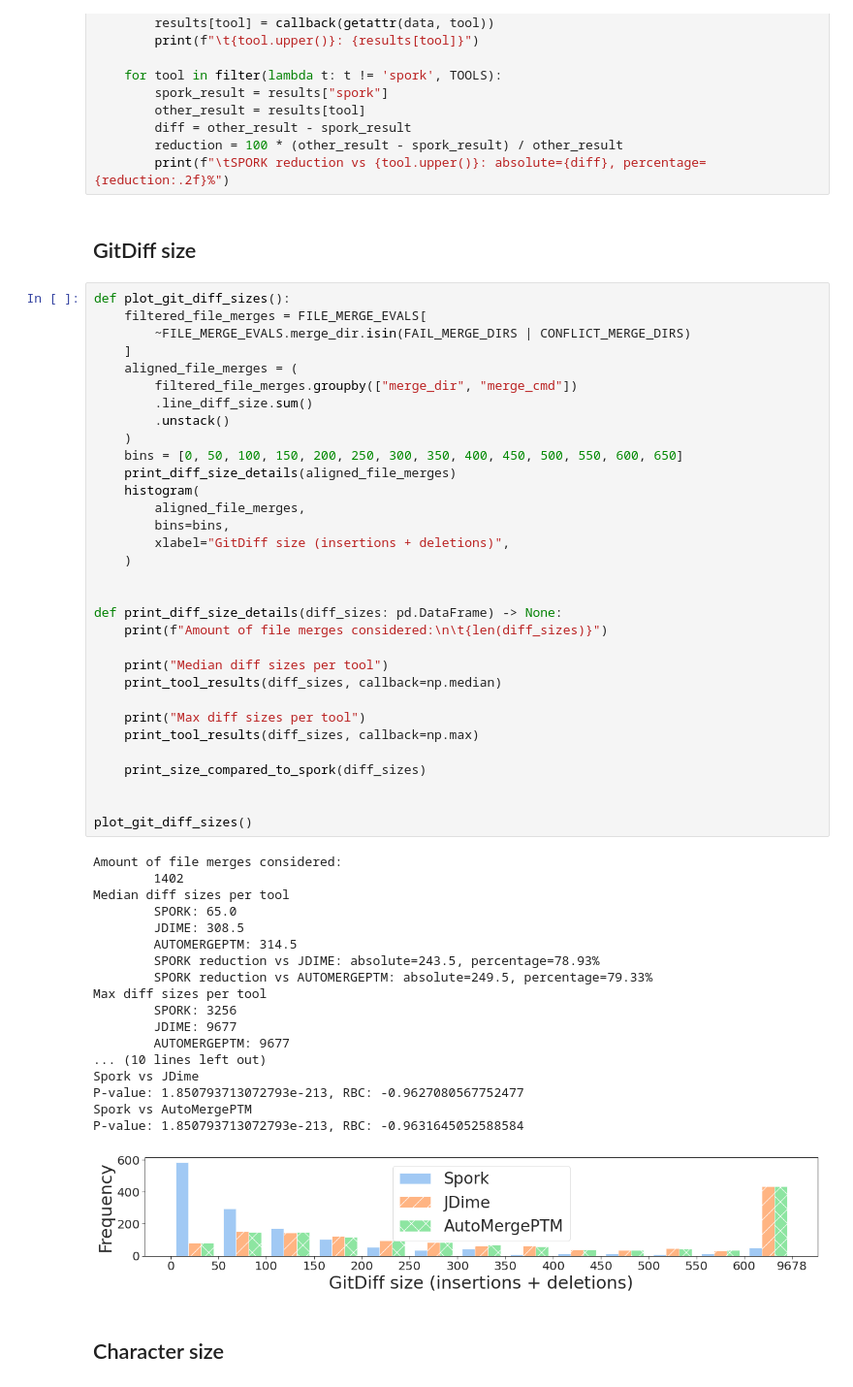
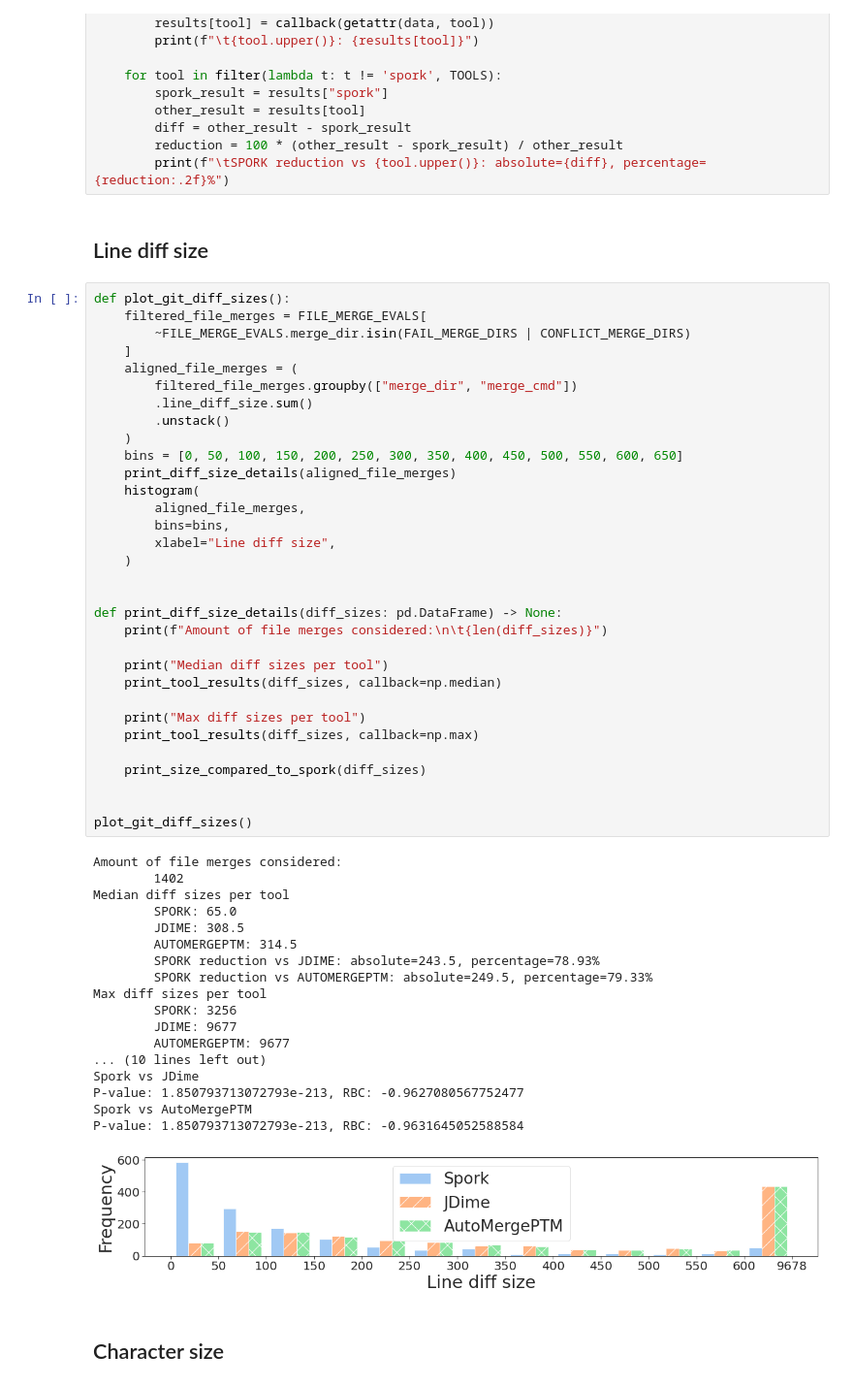
Before and after one commit to slarse/spork-experiments, a Jupyter notebook: analysis.ipynb, the cells around one changed output. Shown at 97% size. Cells and saved outputs as stored; diff of their text form.

Commit message:
Rename GitDiff to line diff

```diff
--- a/analysis.ipynb
+++ b/analysis.ipynb
@@ -173,7 +173,7 @@ def print_tool_results(data: pd.DataFrame, callback) -> None:
         reduction = 100 * (other_result - spork_result) / other_result
         print(f"\tSPORK reduction vs {tool.upper()}: absolute={diff}, percentage={reduction:.2f}%")
 # %% [markdown]
-## GitDiff size
+## Line diff size
 # %%
 def plot_git_diff_sizes():
     filtered_file_merges = FILE_MERGE_EVALS[
@@ -189,7 +189,7 @@ def plot_git_diff_sizes():
     histogram(
         aligned_file_merges,
         bins=bins,
-        xlabel="GitDiff size (insertions + deletions)",
+        xlabel="Line diff size",
     )
 
 
@@ -197,34 +197,34 @@ def print_diff_size_details(diff_sizes: pd.DataFrame) -> None:
     print(f"Amount of file merges considered:\n\t{len(diff_sizes)}")
 
     print("Median diff sizes per tool")
     print_tool_results(diff_sizes, callback=np.median)
 
     print("Max diff sizes per tool")
     print_tool_results(diff_sizes, callback=np.max)
 
     print_size_compared_to_spork(diff_sizes)
 
 
 plot_git_diff_sizes()
 # %% [output]
 Amount of file merges considered:
         1402
 Median diff sizes per tool
         SPORK: 65.0
         JDIME: 308.5
         AUTOMERGEPTM: 314.5
         SPORK reduction vs JDIME: absolute=243.5, percentage=78.93%
         SPORK reduction vs AUTOMERGEPTM: absolute=249.5, percentage=79.33%
 Max diff sizes per tool
         SPORK: 3256
         JDIME: 9677
         AUTOMERGEPTM: 9677
 ... (10 lines left out)
 Spork vs JDime
 P-value: 1.850793713072793e-213, RBC: -0.9627080567752477
 Spork vs AutoMergePTM
 P-value: 1.850793713072793e-213, RBC: -0.9631645052588584
-[figure, old version]
+[figure, new version]
 # %% [markdown]
 ## Character size
 # %%
```
Also changed, not shown: 1 other file.
